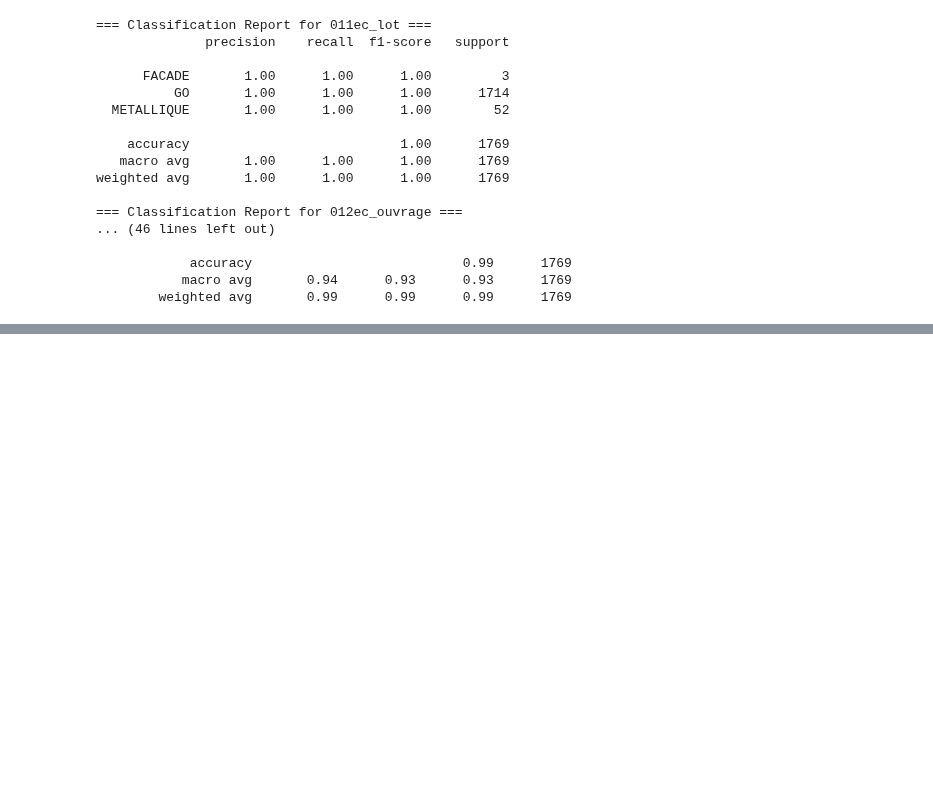
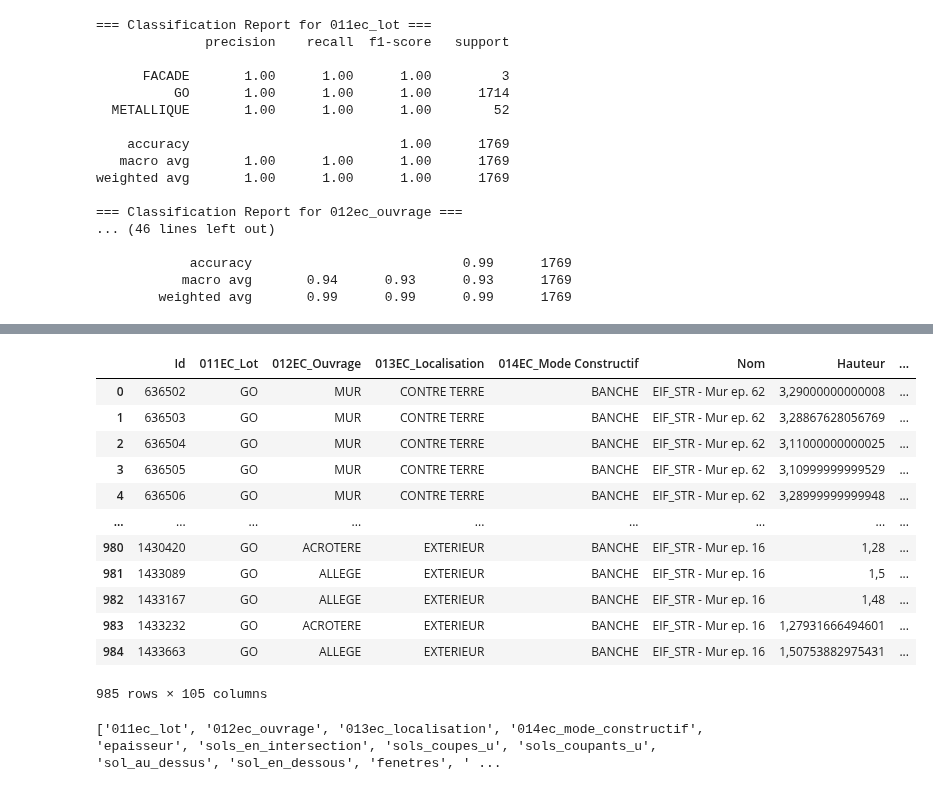
Before and after one commit to fqbq69/BIMpredict-, a Jupyter notebook: notebooks/fabian/RandomForest"poteaux".ipynb, the cells around one changed output, grey strips where cells are left out. Saved outputs shown, nothing was run; the diff lists cells and outputs as text; code cells hidden in the pictures; blank space fills up the shorter version.

```diff
--- a/notebooks/fabian/RandomForest"poteaux".ipynb
+++ b/notebooks/fabian/RandomForest"poteaux".ipynb
@@ -365,0 +441,8 @@ weighted avg       1.00      1.00      1.00      1769
+# %%
+# Charger le CSV
+csv_path = "/Users/fabiancordenod/code/fqbq69/BIMpredict-/datatest/testpredict1/test1/poteauxtest1.csv"
+if not os.path.isfile(csv_path):
+    print(f"Le fichier n'existe pas : {csv_path}")
+    df_test = None
+else:
+    df_test = pd.read_csv(csv_path, delimiter=';', header=1)
@@ -365,0 +474,16 @@ weighted avg       1.00      1.00      1.00      1769
+# %%
+df_test
+# %% [output]
+|  | Id | 011EC_Lot | 012EC_Ouvrage | 013EC_Localisation | 014EC_Mode Constructif | Nom | Hauteur | ... |
+| 0 | 636502 | GO | MUR | CONTRE TERRE | BANCHE | EIF_STR - Mur ep. 62 | 3,29000000000008 | ... |
+| 1 | 636503 | GO | MUR | CONTRE TERRE | BANCHE | EIF_STR - Mur ep. 62 | 3,28867628056769 | ... |
+| 2 | 636504 | GO | MUR | CONTRE TERRE | BANCHE | EIF_STR - Mur ep. 62 | 3,11000000000025 | ... |
+| 3 | 636505 | GO | MUR | CONTRE TERRE | BANCHE | EIF_STR - Mur ep. 62 | 3,10999999999529 | ... |
+| 4 | 636506 | GO | MUR | CONTRE TERRE | BANCHE | EIF_STR - Mur ep. 62 | 3,28999999999948 | ... |
+| ... | ... | ... | ... | ... | ... | ... | ... | ... |
+| 980 | 1430420 | GO | ACROTERE | EXTERIEUR | BANCHE | EIF_STR - Mur ep. 16 | 1,28 | ... |
+| 981 | 1433089 | GO | ALLEGE | EXTERIEUR | BANCHE | EIF_STR - Mur ep. 16 | 1,5 | ... |
+| 982 | 1433167 | GO | ALLEGE | EXTERIEUR | BANCHE | EIF_STR - Mur ep. 16 | 1,48 | ... |
+| 983 | 1433232 | GO | ACROTERE | EXTERIEUR | BANCHE | EIF_STR - Mur ep. 16 | 1,27931666494601 | ... |
+| 984 | 1433663 | GO | ALLEGE | EXTERIEUR | BANCHE | EIF_STR - Mur ep. 16 | 1,50753882975431 | ... |
+985 rows × 105 columns
@@ -365,0 +521,19 @@ weighted avg       1.00      1.00      1.00      1769
+# %%
+def clean_col(col):
+    # Enlever accents
+    col = ''.join(c for c in unicodedata.normalize('NFD', col) if unicodedata.category(c) != 'Mn')
+    col = col.lower()
+    # Remplacer espaces et tirets par _
+    col = re.sub(r"[ \-\(\)]", "_", col)
+    # Supprimer tout caractère non alphanumérique ou _
+    col = re.sub(r"[^a-z0-9_]", "", col)
+    # Nettoyer les doubles/triples underscores
+    col = re.sub(r"_+", "_", col)
+    # Supprimer _ en début/fin
+    col = col.strip("_")
+    return col
+
+df_test.columns = [clean_col(c) for c in df_test.columns]
+print(df_test.columns.tolist())
+# %% [output]
+['011ec_lot', '012ec_ouvrage', '013ec_localisation', '014ec_mode_constructif', 'epaisseur', 'sols_en_intersection', 'sols_coupes_u', 'sols_coupants_u', 'sol_au_dessus', 'sol_en_dessous', 'fenetres', ' ...
```
Also changed, not shown: parts of 17 cells of this notebook.
